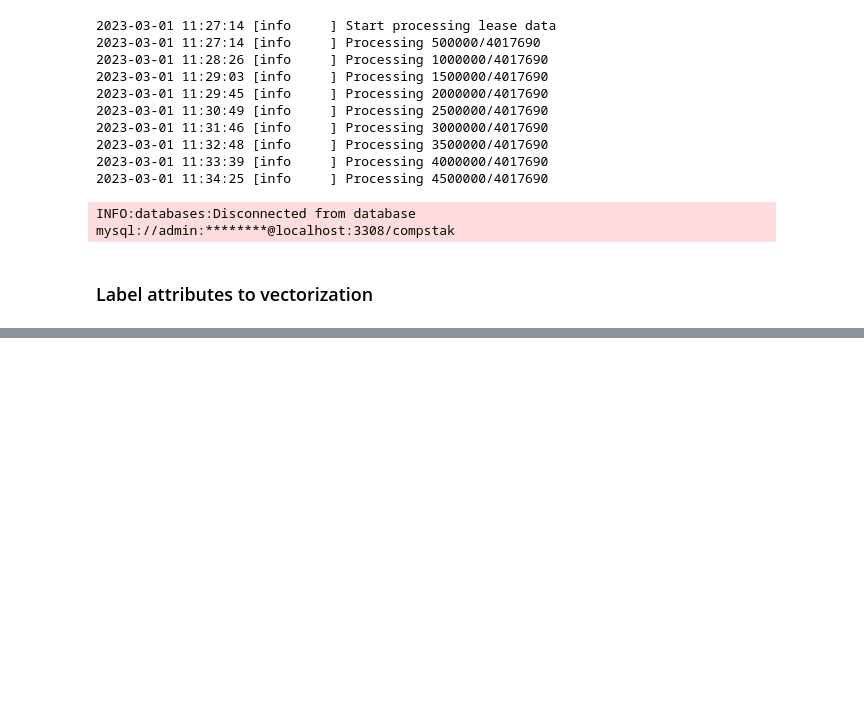
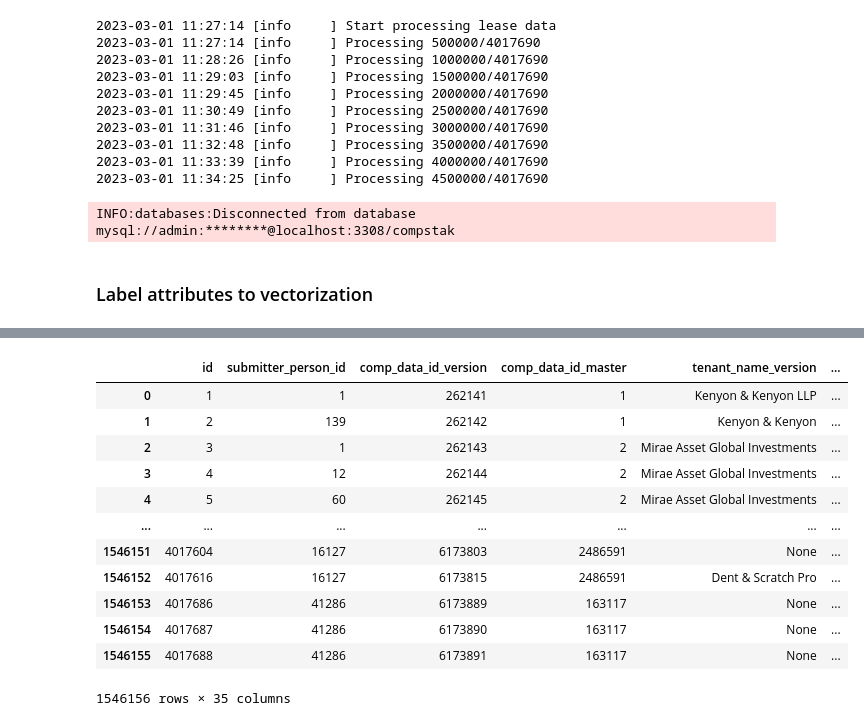
Before and after one commit to compstak/lease-version-reliability, a Jupyter notebook: notebooks/testWithPoetry.ipynb, the cells around one changed output, grey strips where cells are left out. Cells and saved outputs as stored; diff of their text form; code cells hidden in the pictures; blank space fills up the shorter version.

Commit message:
vectorize label_date

```diff
--- a/notebooks/testWithPoetry.ipynb
+++ b/notebooks/testWithPoetry.ipynb
@@ -194,0 +242,28 @@ INFO:databases:Disconnected from database mysql://admin:********@localhost:3308/
+# %%
+import numpy as np
+from datetime import timedelta
+
+def label_date(data, att):
+
+    idx_null = np.where((data[att + '_version'].isnull()) | (data[att + '_master'].isnull()))[0]
+    idx_execution_date =  np.where((data[att + '_version'] <= data[att + '_master']+timedelta(days=90)) & (data[att + '_version'] >= data[att + '_master']-timedelta(days=90)))[0]
+
+    data[att + '_label'] = 0
+    data.loc[idx_null, att + '_label'] = -1
+    data.loc[idx_execution_date, att + '_label'] = 1
+
+    return data
+# %% [output]
+|  | id | submitter_person_id | comp_data_id_version | comp_data_id_master | tenant_name_version | ... |
+| 0 | 1 | 1 | 262141 | 1 | Kenyon & Kenyon LLP | ... |
+| 1 | 2 | 139 | 262142 | 1 | Kenyon & Kenyon | ... |
+| 2 | 3 | 1 | 262143 | 2 | Mirae Asset Global Investments | ... |
+| 3 | 4 | 12 | 262144 | 2 | Mirae Asset Global Investments | ... |
+| 4 | 5 | 60 | 262145 | 2 | Mirae Asset Global Investments | ... |
+| ... | ... | ... | ... | ... | ... | ... |
+| 1546151 | 4017604 | 16127 | 6173803 | 2486591 | None | ... |
+| 1546152 | 4017616 | 16127 | 6173815 | 2486591 | Dent & Scratch Pro | ... |
+| 1546153 | 4017686 | 41286 | 6173889 | 163117 | None | ... |
+| 1546154 | 4017687 | 41286 | 6173890 | 163117 | None | ... |
+| 1546155 | 4017688 | 41286 | 6173891 | 163117 | None | ... |
+1546156 rows × 35 columns
```
Also changed, not shown: parts of 4 cells of this notebook, 2 other files.
